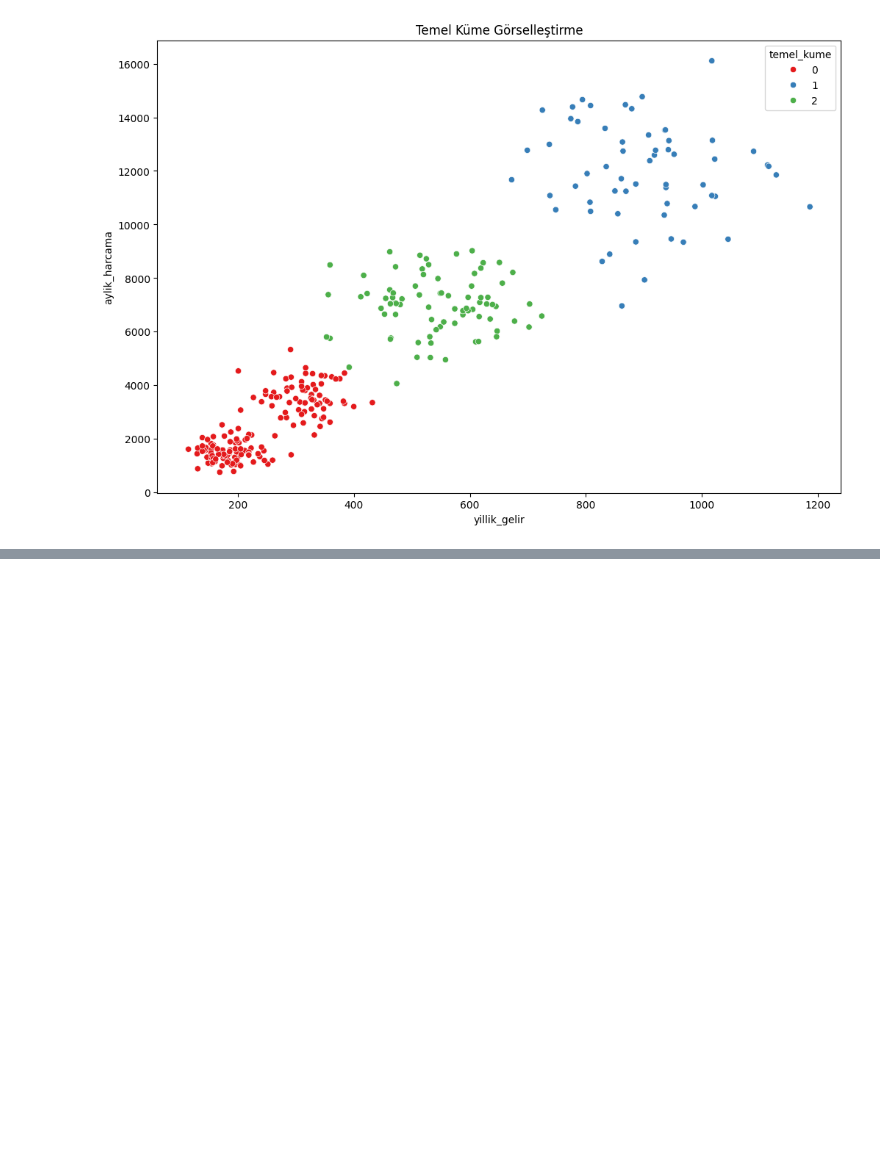
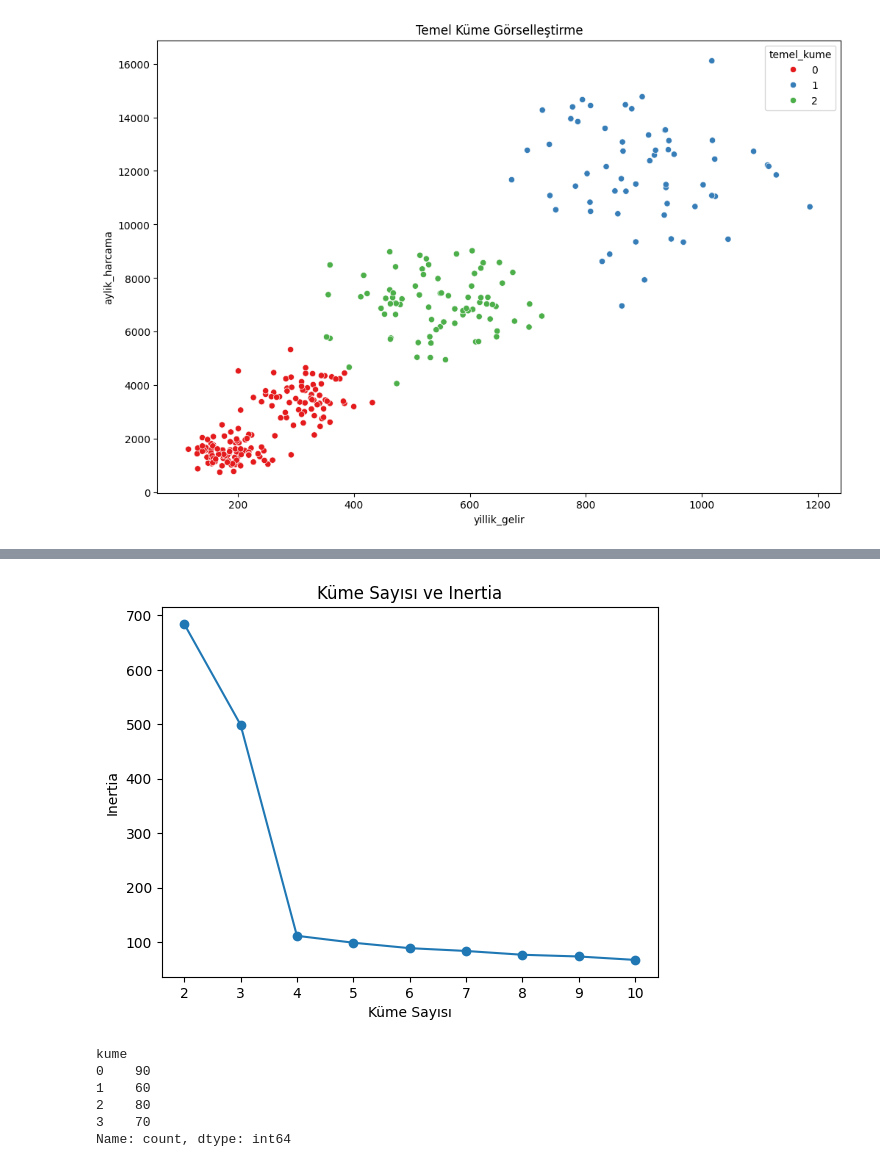
Before and after one commit to europecodingschool/ECS---VB---YZ---08.26, a Jupyter notebook: VB_YZ_Ders_18_1.ipynb, the cells around one changed output, grey strips where cells are left out. Saved outputs shown, nothing was run; the diff lists cells and outputs as text; code cells hidden in the pictures; blank space fills up the shorter version.

```diff
--- a/VB_YZ_Ders_18_1.ipynb
+++ b/VB_YZ_Ders_18_1.ipynb
@@ -156,3 +156,25 @@ plt.show()
 #
 # %% [output]
 [figure]
+# %%
+k_degerleri = [2,3,4,5,6,7,8,9,10]
+inertia_listesi=[]
+siluet_degerleri = []
+db_degerleri = []
+ch_degerleri = []
+
+for k in k_degerleri:
+  model = KMeans(n_clusters=k, random_state=42)
+  etiketler = model.fit_predict(X_olcekli)
+
+  siluet = silhouette_score(X_olcekli, etiketler)
+  db = davies_bouldin_score(X_olcekli, etiketler)
+  ch = calinski_harabasz_score(X_olcekli, etiketler)
+
+  inertia_listesi.append(model.inertia_)
+  siluet_degerleri.append(siluet)
+  db_degerleri.append(db)
+  ch_degerleri.append(ch)
+
+  print("k=",k,"inertia:", model.inertia_, "Siluet:", siluet, "Davies Bouldin:", db, "Calinski Harabasz:", ch)
+#
@@ -158,0 +191,23 @@ plt.show()
+# %%
+plt.plot(k_degerleri, inertia_listesi, marker="o")
+plt.xlabel("Küme Sayısı")
+plt.ylabel("Inertia")
+plt.title("Küme Sayısı ve Inertia")
+plt.show()  # dirsek mantığında k=2 den k=3 e düşüş sert k=3 den k=4 e düşüş sert k=4 den k=5 düşüş zayıf. k=4 dirsek değeri ve bizim k değerimiz oldu.
+# %% [output]
+[figure, added]
+# %%
+#Final Model
+final_model = KMeans(n_clusters=4, random_state=42)
+df["kume"] = final_model.fit_predict(X_olcekli)
+
+print(df["kume"].value_counts().sort_index())
+#
+#
+# %% [output]
+kume
+0    90
+1    60
+2    80
+3    70
+Name: count, dtype: int64
```
Also changed, not shown: parts of 1 cell of this notebook.
